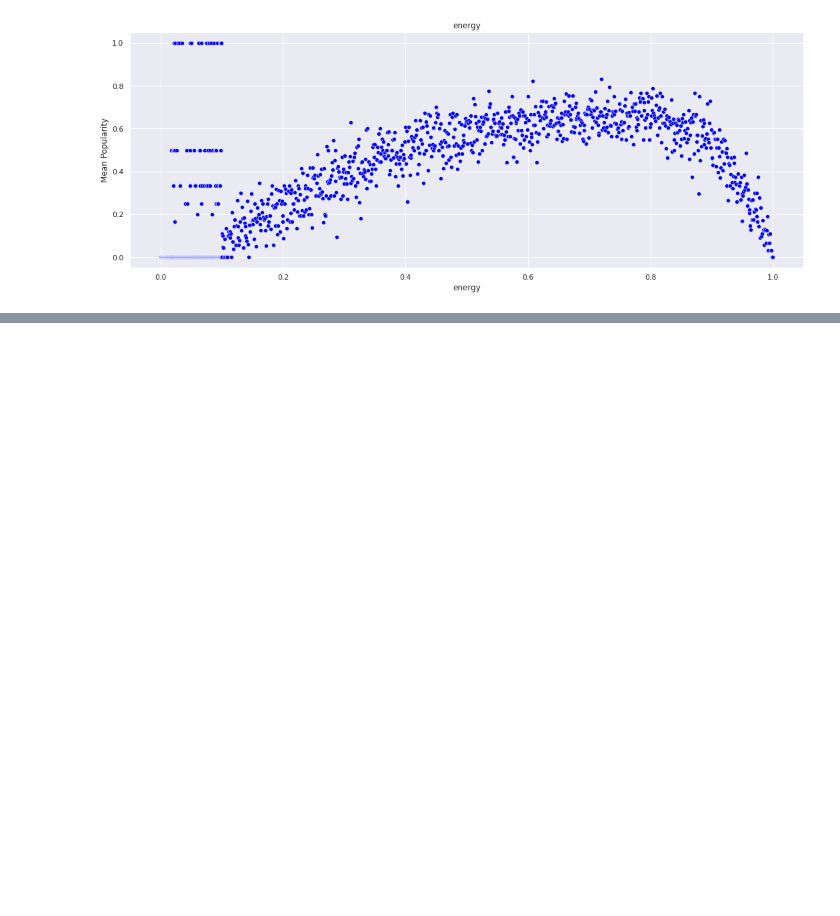
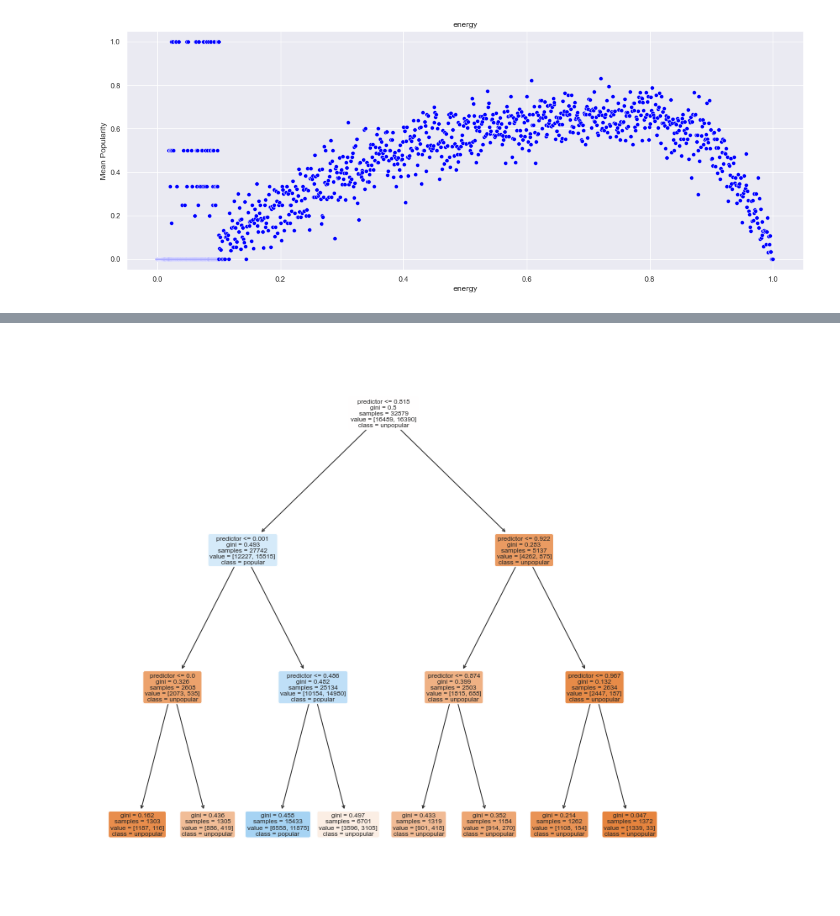
Before and after one commit to agentzhao/spotify-prediction, a Jupyter notebook: spotifypred.ipynb, the cells around one changed output, grey strips where cells are left out. Saved outputs shown, nothing was run; the diff lists cells and outputs as text; code cells hidden in the pictures; blank space fills up the shorter version.

```diff
--- a/spotifypred.ipynb
+++ b/spotifypred.ipynb
@@ -264,0 +381,4 @@ plt.show()
+# %%
+univar_tree('acousticness')
+# %% [output]
+[figure, added]
```
Also changed, not shown: parts of 29 cells of this notebook.
